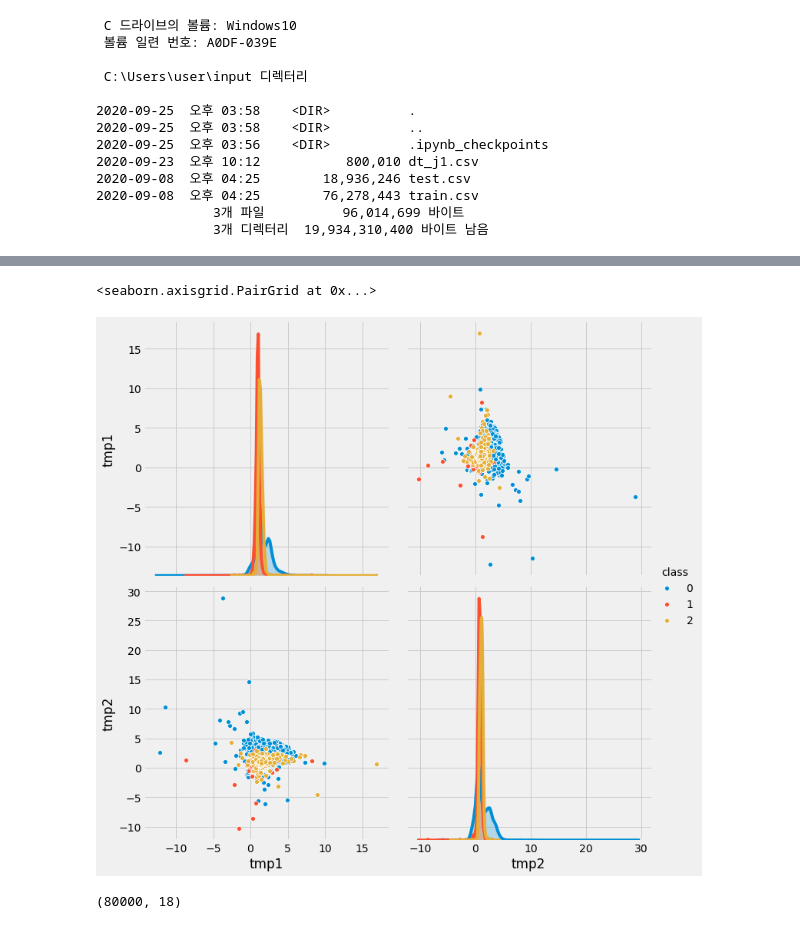
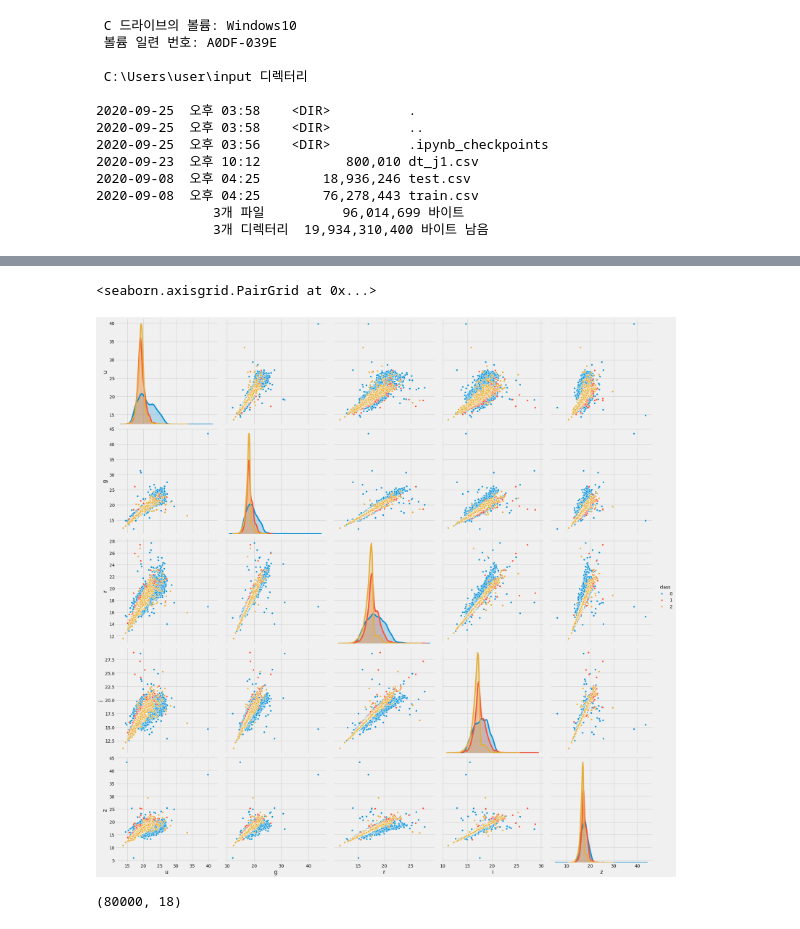
Before and after one commit to cksgnlcjswo/dku_dacon, a Jupyter notebook: EDA(pandas).ipynb, the cells around one changed output, grey strips where cells are left out. Saved outputs shown, nothing was run; the diff lists cells and outputs as text; code cells hidden in the pictures.

```diff
--- a/EDA(pandas).ipynb
+++ b/EDA(pandas).ipynb
@@ -163,4 +157,0 @@ trn.loc[trn['redshift']>2.1] #loc return rows
-# %%
-trn['tmp1']=trn['dered_i']-trn['dered_r']
-trn['tmp2']=trn['i']-trn['r']
-trn
@@ -197,2 +157,0 @@ Name: dered_u, Length: 100, dtype: float64
-# %%
-trn['i']=trn['i'].apply(np.expm1)
@@ -218,5 +165,7 @@ trn_sample = trn.sample(n=10000, random_state=seed) #sample means extracting sam
+# %%
+sns.pairplot(data=trn_sample, vars=['u', 'g', 'r', 'i', 'z'], hue='class', size=5) #여기서도 class 2번을 예측할 때 선형적인 모습을 확인 할수 있음 z-i
+# %% [output]
+<seaborn.axisgrid.PairGrid at 0x...>
+[figure, added]
 # %%
-sns.pairplot(trn_sample, vars=['tmp1','tmp2'], hue='class', size=5) #sns means seaborn
+sns.pairplot(data=trn_sample, vars=['airmass_u', 'airmass_g', 'airmass_r', 'airmass_i', 'airmass_z'], hue='class', size=5) #airmass_ugriz로는 크게 구분이 안될 것으로 예측됨
-# %% [output]
-<seaborn.axisgrid.PairGrid at 0x...>
-[figure, removed]
```
Also changed, not shown: parts of 40 cells of this notebook.
